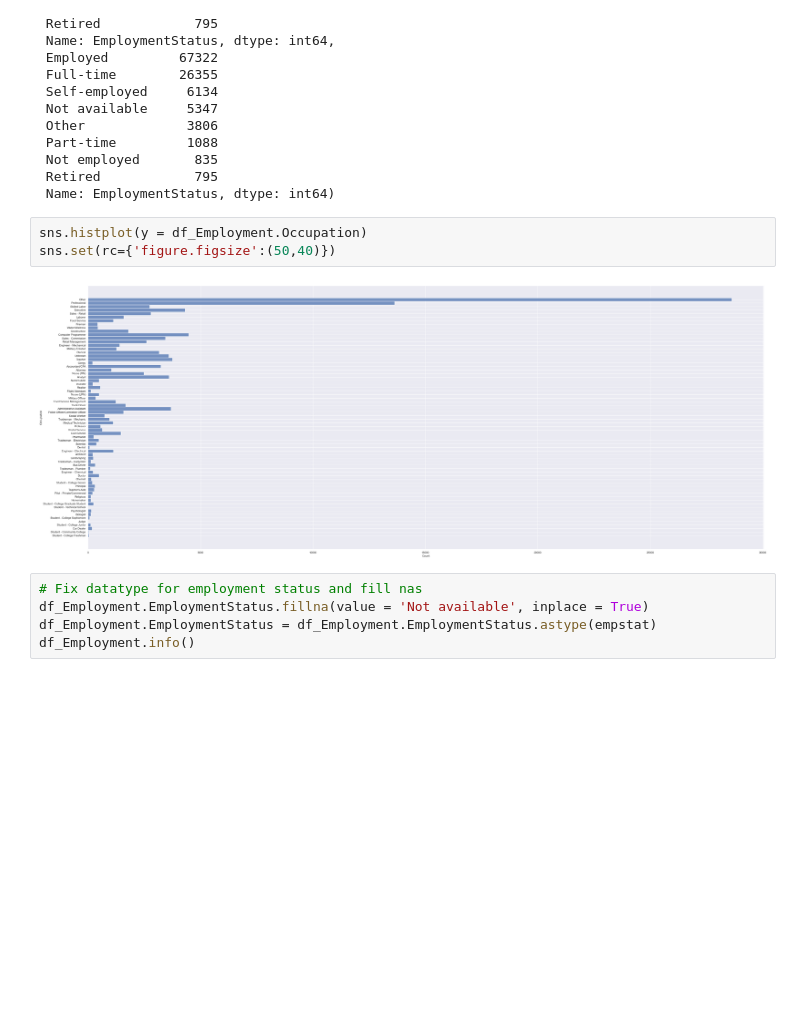
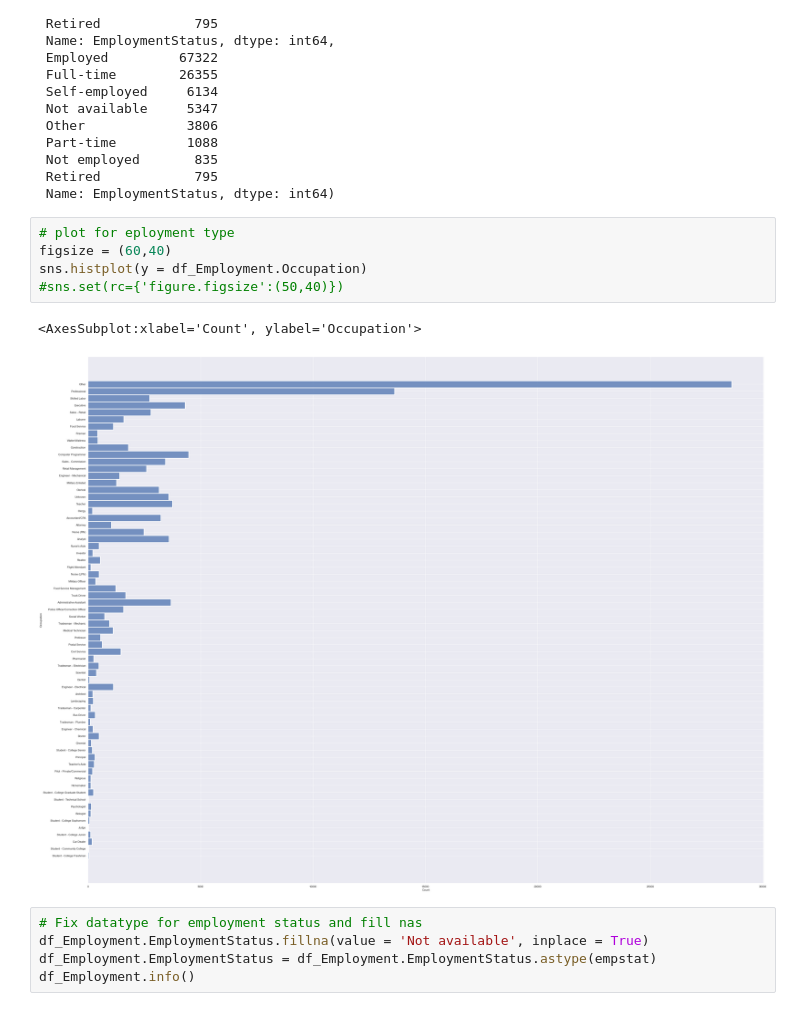
Before and after one commit to Siphra/udacityprojects, a Jupyter notebook: udacity final report/ProsperLoanData.ipynb, the cells around one changed output. Saved outputs shown, nothing was run; the diff lists cells and outputs as text; blank space fills up the shorter version.

```diff
--- a/udacity final report/ProsperLoanData.ipynb
+++ b/udacity final report/ProsperLoanData.ipynb
@@ -939,10 +942,13 @@ df_Employment.EmploymentStatus.value_counts(), df.EmploymentStatus.value_counts(
  Retired            795
  Name: EmploymentStatus, dtype: int64)
 # %%
+# plot for eployment type
+figsize = (60,40)
 sns.histplot(y = df_Employment.Occupation)
-sns.set(rc={'figure.figsize':(50,40)})
+#sns.set(rc={'figure.figsize':(50,40)})
 # %% [output]
+<AxesSubplot:xlabel='Count', ylabel='Occupation'>
-[figure, old version]
+[figure, new version]
 # %%
 # Fix datatype for employment status and fill nas
 df_Employment.EmploymentStatus.fillna(value = 'Not available', inplace = True)
```
Also changed, not shown: parts of 19 cells of this notebook.
